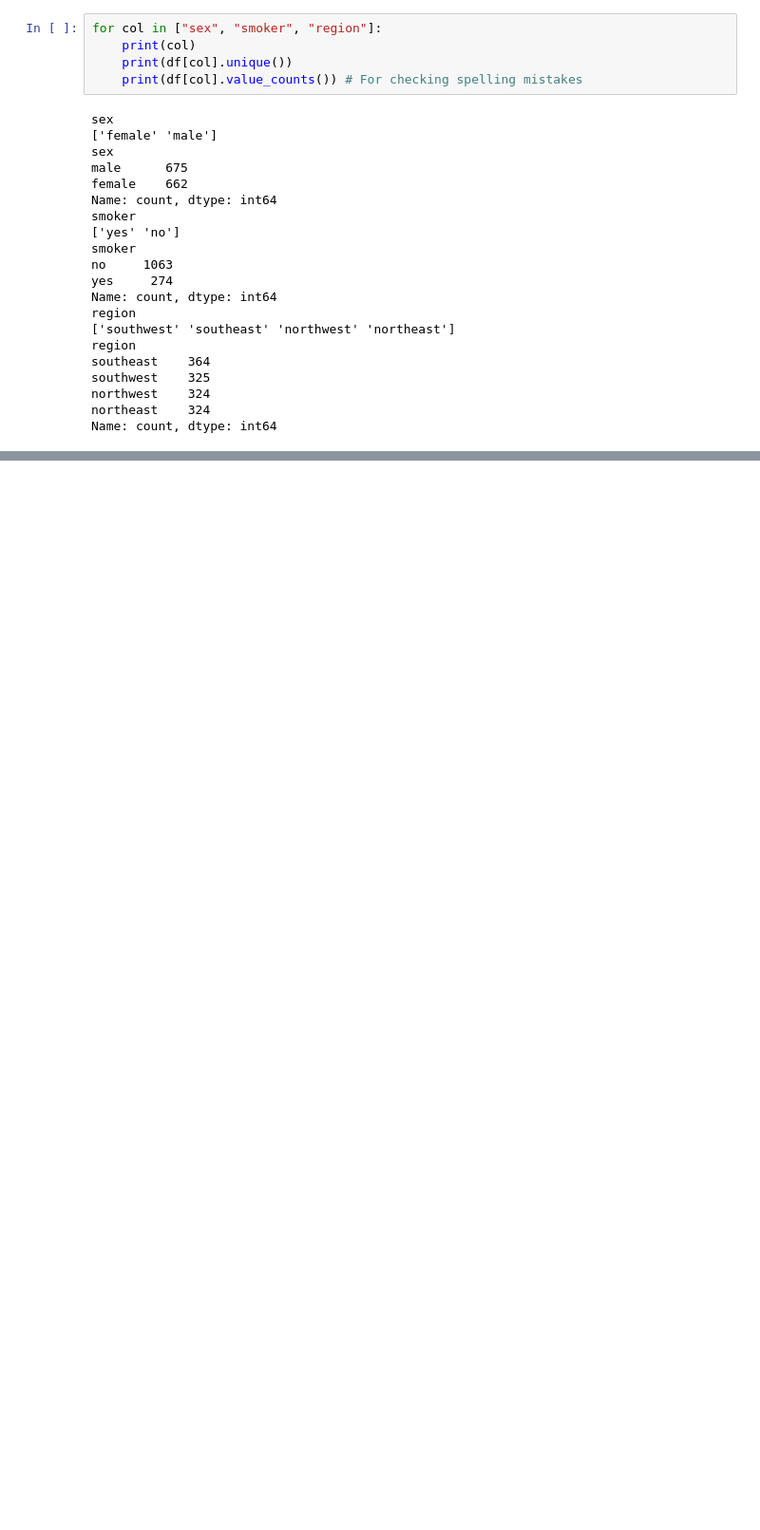
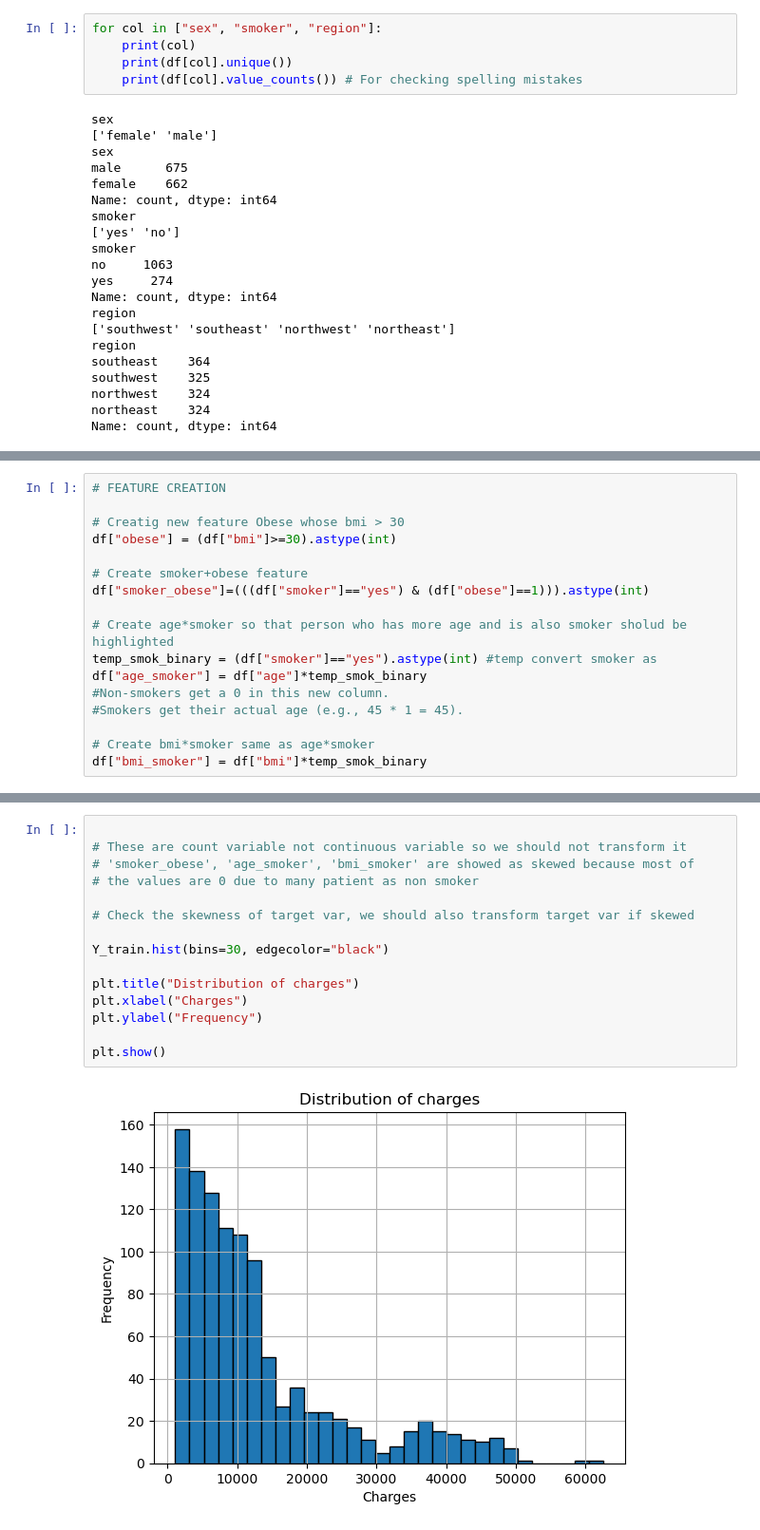
Before and after one commit to Sagarsuman07/ML-Models, a Jupyter notebook: Medical cost personal dataset/Untitled.ipynb, the cells around one changed output, grey strips where cells are left out. Shown at 95% size. Saved outputs shown, nothing was run; the diff lists cells and outputs as text; blank space fills up the shorter version.

```diff
--- a/Medical cost personal dataset/Untitled.ipynb
+++ b/Medical cost personal dataset/Untitled.ipynb
@@ -121,0 +128,17 @@ plt.show()
+# %%
+# FEATURE CREATION
+
+# Creatig new feature Obese whose bmi > 30
+df["obese"] = (df["bmi"]>=30).astype(int)
+
+# Create smoker+obese feature
+df["smoker_obese"]=(((df["smoker"]=="yes") & (df["obese"]==1))).astype(int)
+
+# Create age*smoker so that person who has more age and is also smoker sholud be highlighted
+temp_smok_binary = (df["smoker"]=="yes").astype(int) #temp convert smoker as
+df["age_smoker"] = df["age"]*temp_smok_binary
+#Non-smokers get a 0 in this new column.
+#Smokers get their actual age (e.g., 45 * 1 = 45).
+
+# Create bmi*smoker same as age*smoker
+df["bmi_smoker"] = df["bmi"]*temp_smok_binary
@@ -121,0 +199,17 @@ plt.show()
+# %%
+
+# These are count variable not continuous variable so we should not transform it
+# 'smoker_obese', 'age_smoker', 'bmi_smoker' are showed as skewed because most of
+# the values are 0 due to many patient as non smoker
+
+# Check the skewness of target var, we should also transform target var if skewed
+
+Y_train.hist(bins=30, edgecolor="black")
+
+plt.title("Distribution of charges")
+plt.xlabel("Charges")
+plt.ylabel("Frequency")
+
+plt.show()
+# %% [output]
+[figure, added]
```
Also changed, not shown: parts of 11 cells of this notebook.
